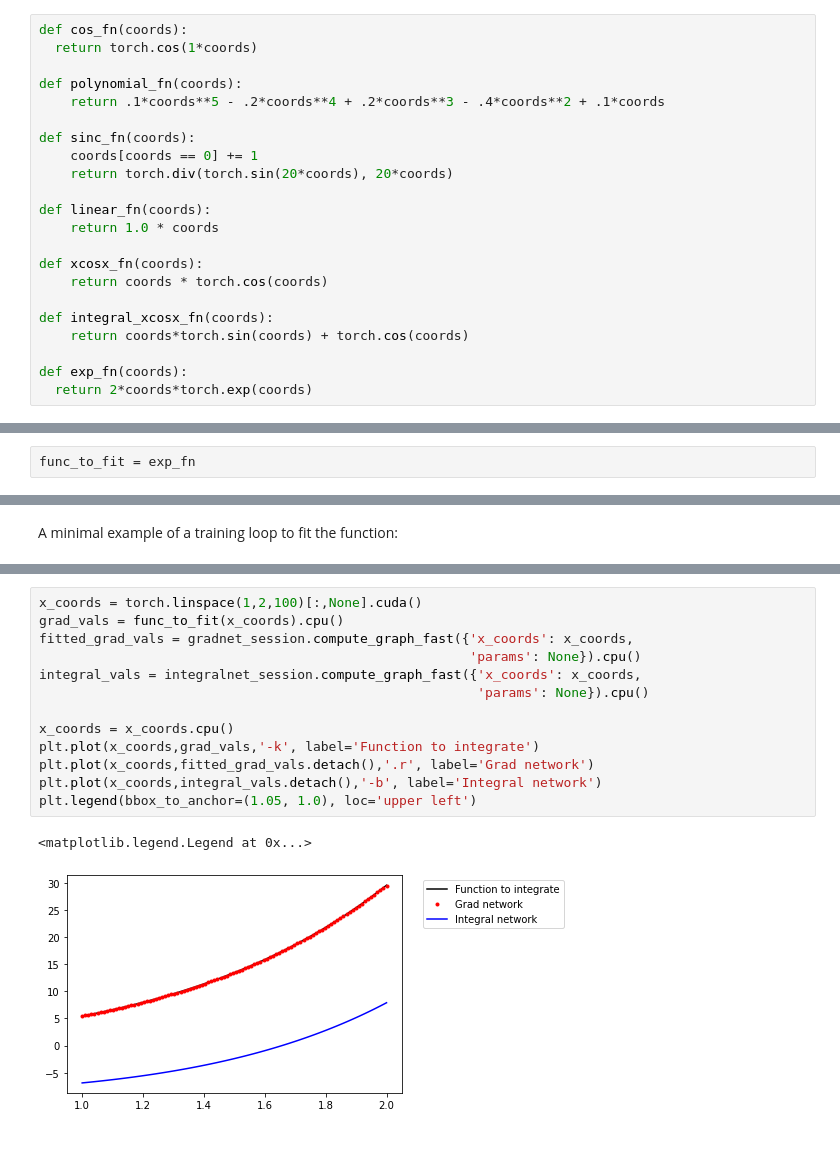
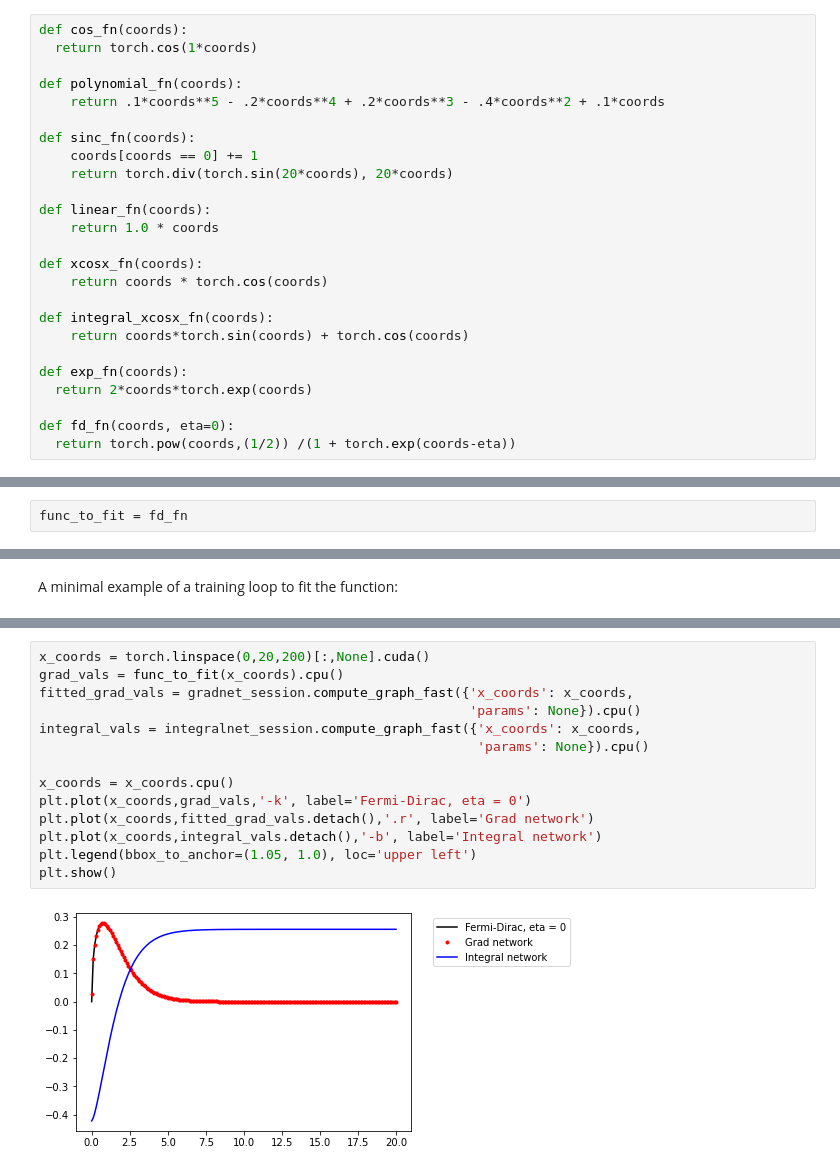
Before and after one commit to NolanSmyth/Auto-Int-Physics, a Jupyter notebook: autoint_example.ipynb, the cells around one changed output, grey strips where cells are left out. Saved outputs shown, nothing was run; the diff lists cells and outputs as text; blank space fills up the shorter version.

```diff
--- a/autoint_example.ipynb
+++ b/autoint_example.ipynb
@@ -145,6 +145,9 @@ def integral_xcosx_fn(coords):
 
 def exp_fn(coords):
   return 2*coords*torch.exp(coords)
+
+def fd_fn(coords, eta=0):
+  return torch.pow(coords,(1/2)) /(1 + torch.exp(coords-eta))
 # %% [markdown]
 ## Setting up the integral network & the grad network
 # %% [markdown]
@@ -271,7 +274,7 @@ gradnet_session.draw()
 # %% [markdown]
 We choose the function we want to calculate the integral using AutoInt.
 # %%
-func_to_fit = exp_fn
+func_to_fit = fd_fn
 # %% [markdown]
 We create the dataloader that will create the pairs of datapoints of the form (input coordinate, output of the function to integrate) for us.
 # %%
@@ -330,19 +333,19 @@ for e in range(epochs):
 # %%
-x_coords = torch.linspace(1,2,100)[:,None].cuda()
+x_coords = torch.linspace(0,20,200)[:,None].cuda()
 grad_vals = func_to_fit(x_coords).cpu()
 fitted_grad_vals = gradnet_session.compute_graph_fast({'x_coords': x_coords,
                                                        'params': None}).cpu()
 integral_vals = integralnet_session.compute_graph_fast({'x_coords': x_coords,
                                                         'params': None}).cpu()
 
 x_coords = x_coords.cpu()
-plt.plot(x_coords,grad_vals,'-k', label='Function to integrate')
+plt.plot(x_coords,grad_vals,'-k', label='Fermi-Dirac, eta = 0')
 plt.plot(x_coords,fitted_grad_vals.detach(),'.r', label='Grad network')
 plt.plot(x_coords,integral_vals.detach(),'-b', label='Integral network')
 plt.legend(bbox_to_anchor=(1.05, 1.0), loc='upper left')
+plt.show()
 # %% [output]
-<matplotlib.legend.Legend at 0x...>
-[figure, old version]
+[figure, new version]
 # %%
 gradnet_session.compute_graph_fast({'x_coords':torch.linspace(1,2,2)[:,None].cuda(), 'params':None }).cpu()
 # %% [output]
```
Also changed, not shown: parts of 12 cells of this notebook.
